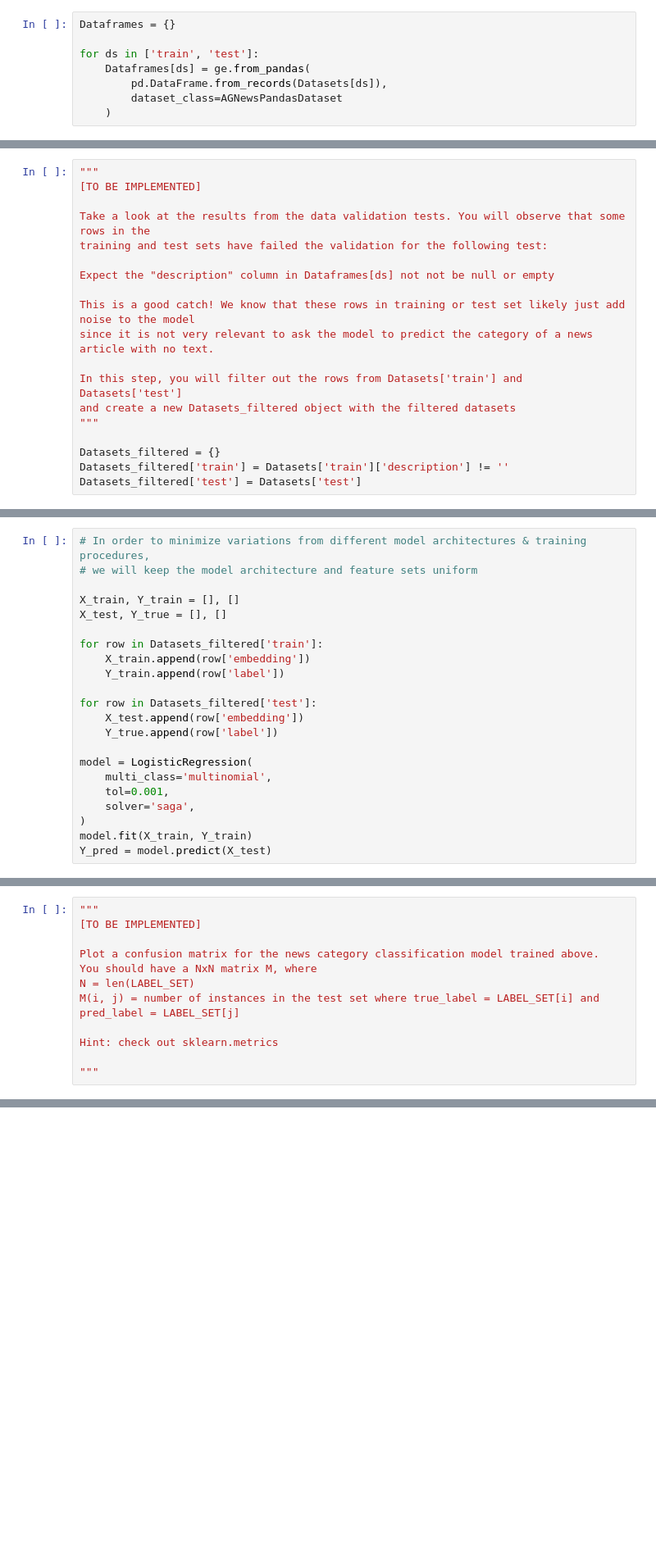
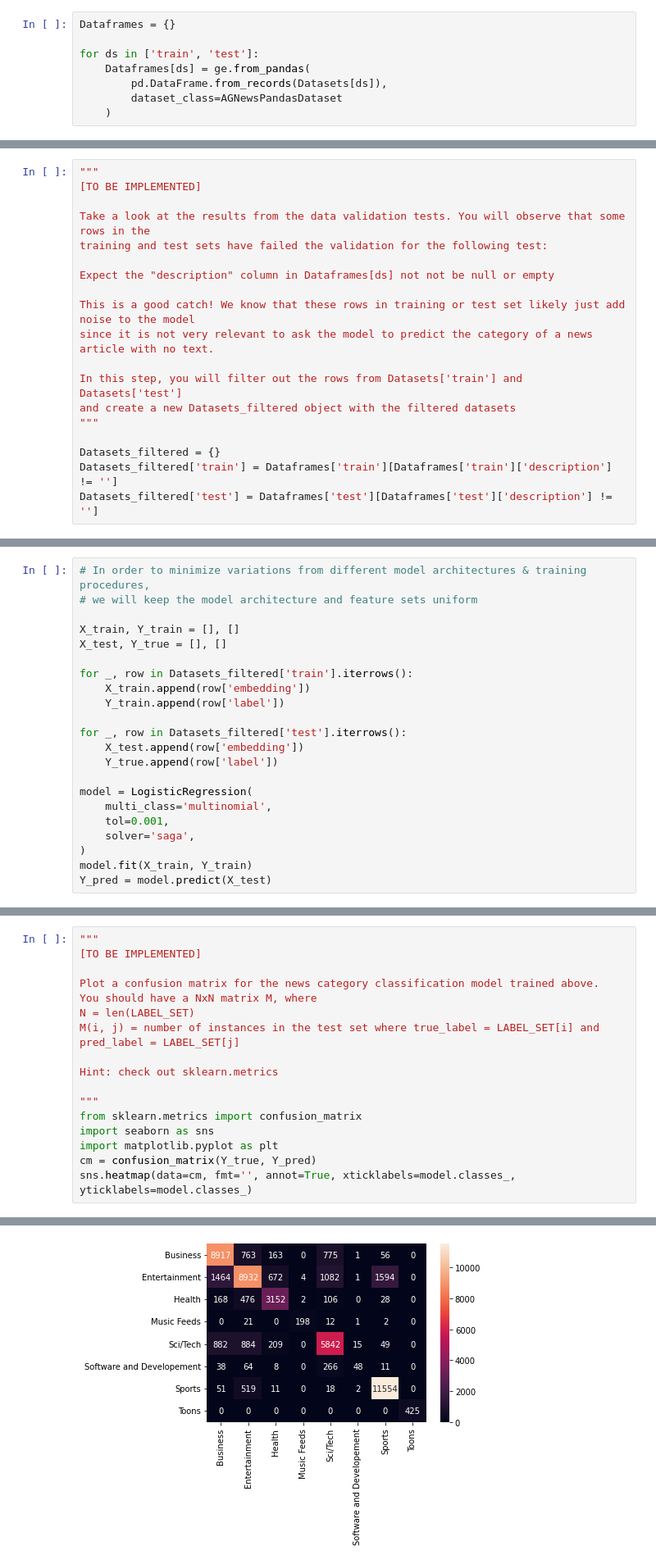
Before and after one commit to kaleynguyen/corise-mlops, a Jupyter notebook: notebooks/Week_2_starter.ipynb, the cells around one changed output, grey strips where cells are left out. Shown at 82% size. Drawn from its saved outputs; the diff is of its cells as text; blank space fills up the shorter version.

```diff
--- a/notebooks/Week_2_starter.ipynb
+++ b/notebooks/Week_2_starter.ipynb
@@ -339,5 +338,5 @@ and create a new Datasets_filtered object with the filtered datasets
 """
 
 Datasets_filtered = {}
-Datasets_filtered['train'] = Datasets['train']['description'] != ''
-Datasets_filtered['test'] = Datasets['test']
+Datasets_filtered['train'] = Dataframes['train'][Dataframes['train']['description'] != '']
+Datasets_filtered['test'] = Dataframes['test'][Dataframes['test']['description'] != '']
@@ -363,11 +374,11 @@ Model performance evaluation for real-world ML applications can often be complex
 X_train, Y_train = [], []
 X_test, Y_true = [], []
 
-for row in Datasets_filtered['train']:
+for _, row in Datasets_filtered['train'].iterrows():
     X_train.append(row['embedding'])
     Y_train.append(row['label'])
 
-for row in Datasets_filtered['test']:
+for _, row in Datasets_filtered['test'].iterrows():
     X_test.append(row['embedding'])
     Y_true.append(row['label'])
 
@@ -404,3 +417,9 @@ M(i, j) = number of instances in the test set where true_label = LABEL_SET[i] an
 Hint: check out sklearn.metrics
 
 """
+from sklearn.metrics import confusion_matrix
+import seaborn as sns
+import matplotlib.pyplot as plt
+cm = confusion_matrix(Y_true, Y_pred)
+sns.heatmap(data=cm, fmt='', annot=True, xticklabels=model.classes_, yticklabels=model.classes_)
+# %% [output]
@@ -407,3 +427,4 @@ Hint: check out sklearn.metrics
+[figure, added]
 # %%
 """
 [TO BE IMPLEMENTED]
```
Also changed, not shown: parts of 14 cells of this notebook.
